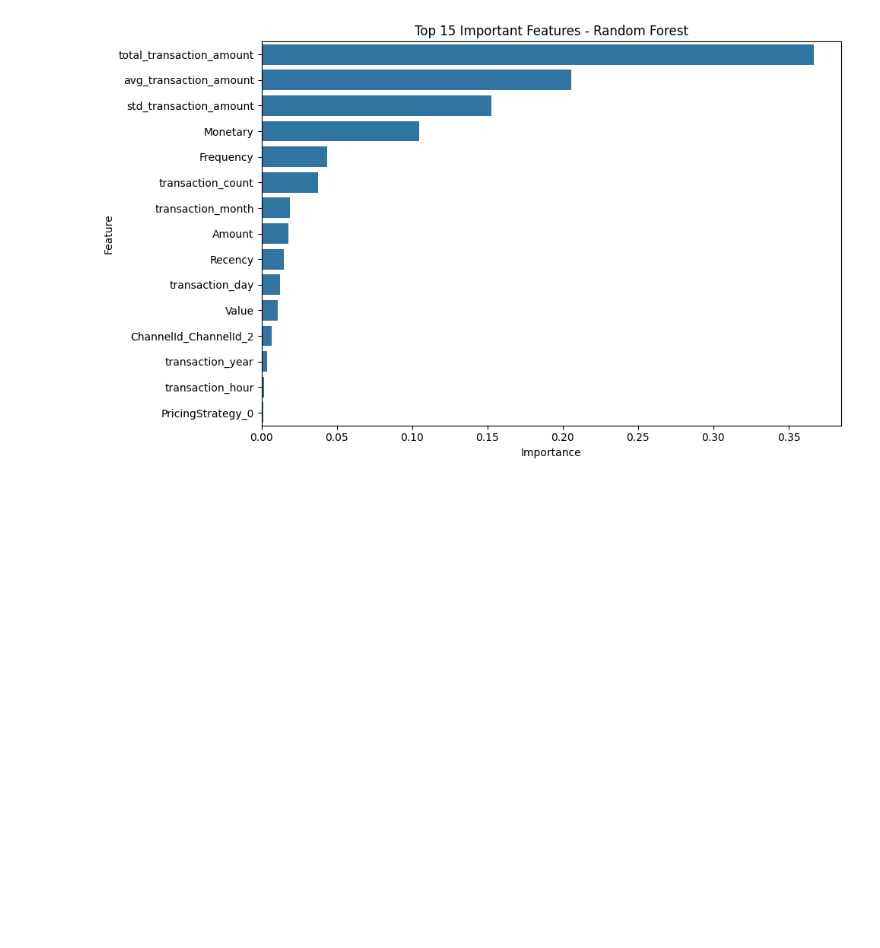
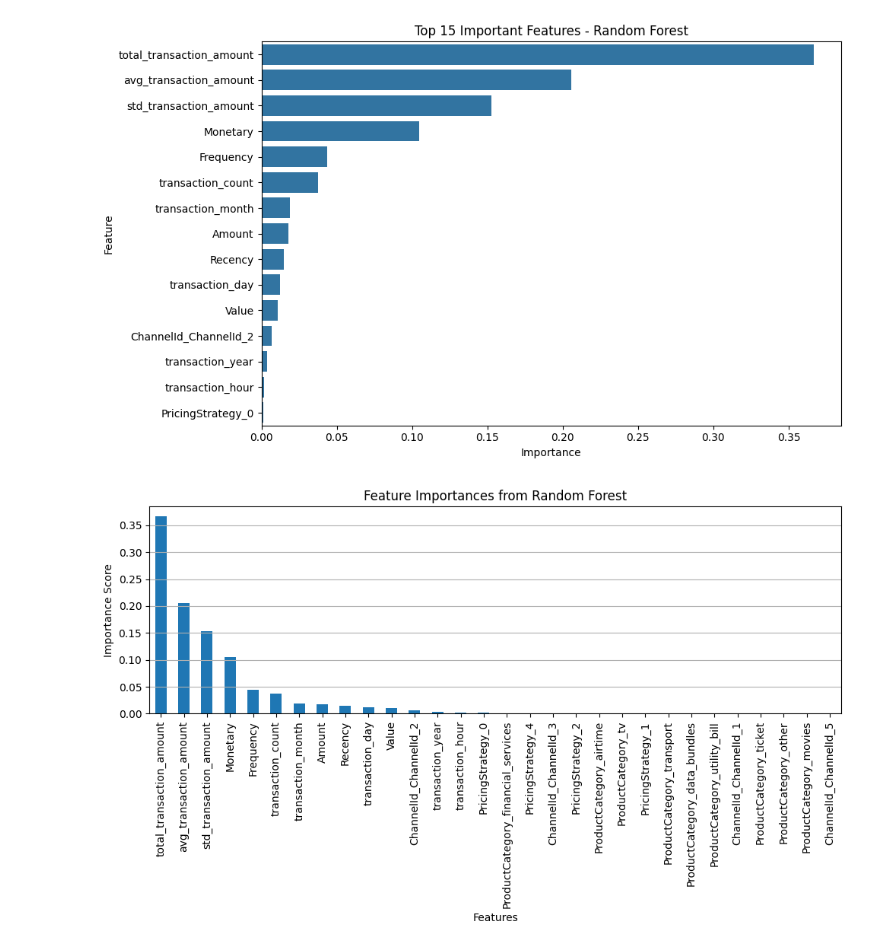
Before and after one commit to Bisrath1/Credit-risk-model, a Jupyter notebook: notebooks/03_model_training.ipynb, the cells around one changed output. Saved outputs shown, nothing was run; the diff lists cells and outputs as text; code cells hidden in the pictures; blank space fills up the shorter version.

```diff
--- a/notebooks/03_model_training.ipynb
+++ b/notebooks/03_model_training.ipynb
@@ -203,3 +203,20 @@ import pandas as pd
 
 feature_names = X_train.columns  # Ensure this matches your training set columns
 feature_importances = pd.Series(importances, index=feature_names)
+# %%
+import matplotlib.pyplot as plt
+
+# Sort importances in descending order
+feature_importances = feature_importances.sort_values(ascending=False)
+
+# Plot
+plt.figure(figsize=(10, 6))
+feature_importances.plot(kind='bar')
+plt.title("Feature Importances from Random Forest")
+plt.ylabel("Importance Score")
+plt.xlabel("Features")
+plt.grid(axis='y')
+plt.tight_layout()
+plt.show()
+# %% [output]
+[figure, added]
```
Also changed, not shown: parts of 2 cells of this notebook, 1 other file.
